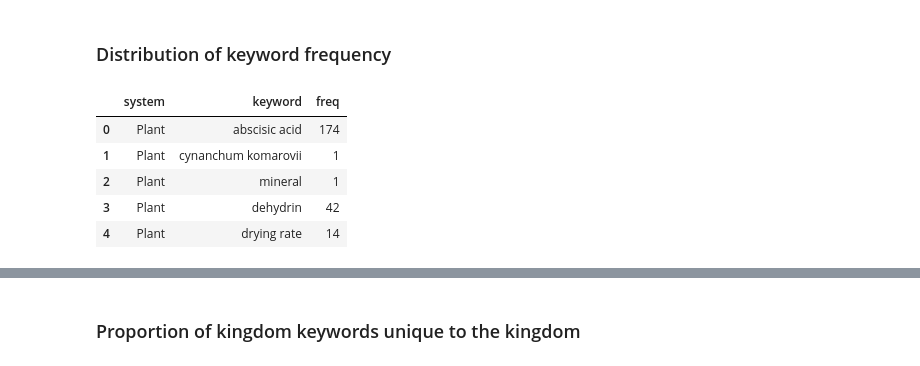
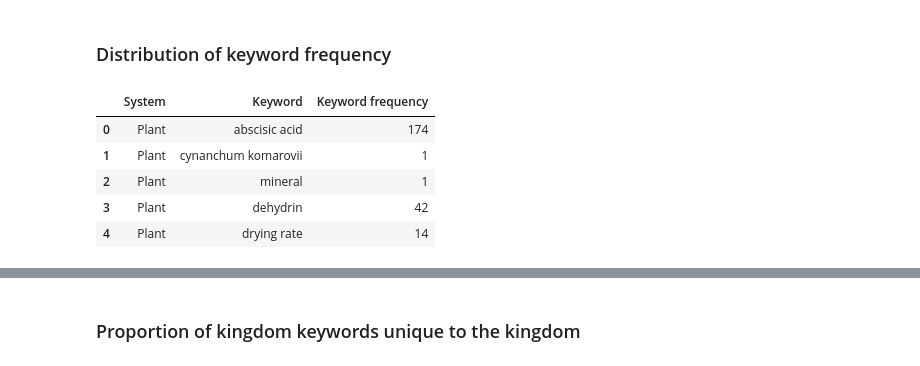
Before and after one commit to serenalotreck/desiccation-network, a Jupyter notebook: notebooks/keyword_network.ipynb, the cells around one changed output, grey strips where cells are left out. Cells and saved outputs as stored; diff of their text form; code cells hidden in the pictures.

```diff
--- a/notebooks/keyword_network.ipynb
+++ b/notebooks/keyword_network.ipynb
@@ -82,16 +88,16 @@ fermentation --- 5
 # %% [markdown]
 ### Distribution of keyword frequency
 # %%
-for_df = {'system':[], 'keyword':[], 'freq': []}
+for_df = {'System':[], 'Keyword':[], 'Keyword frequency': []}
 for sys, keys in keys_by_system.items():
     for key, num in Counter(keys).items():
-        for_df['system'].append(sys)
-        for_df['keyword'].append(key)
-        for_df['freq'].append(num)
+        for_df['System'].append(sys)
+        for_df['Keyword'].append(key)
+        for_df['Keyword frequency'].append(num)
 keyword_freqs_longform = pd.DataFrame(for_df)
 keyword_freqs_longform.head()
 # %% [output]
-|  | system | keyword | freq |
+|  | System | Keyword | Keyword frequency |
 | 0 | Plant | abscisic acid | 174 |
 | 1 | Plant | cynanchum komarovii | 1 |
 | 2 | Plant | mineral | 1 |
```
Also changed, not shown: parts of 32 cells of this notebook, 8 other files.
